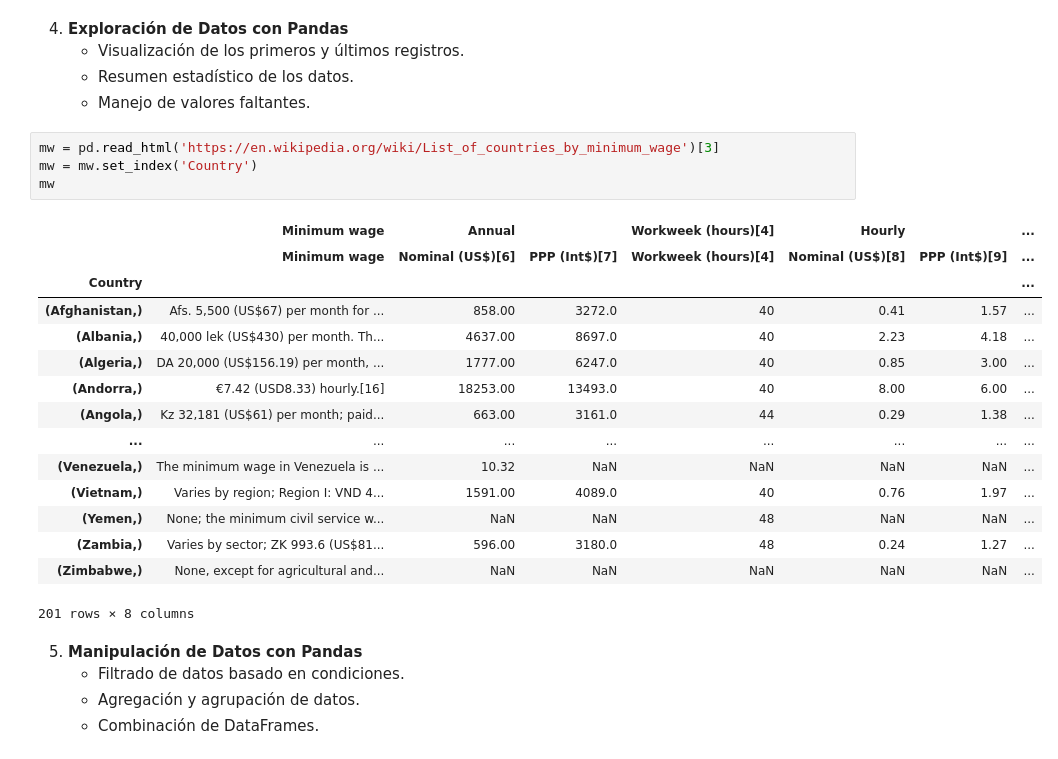
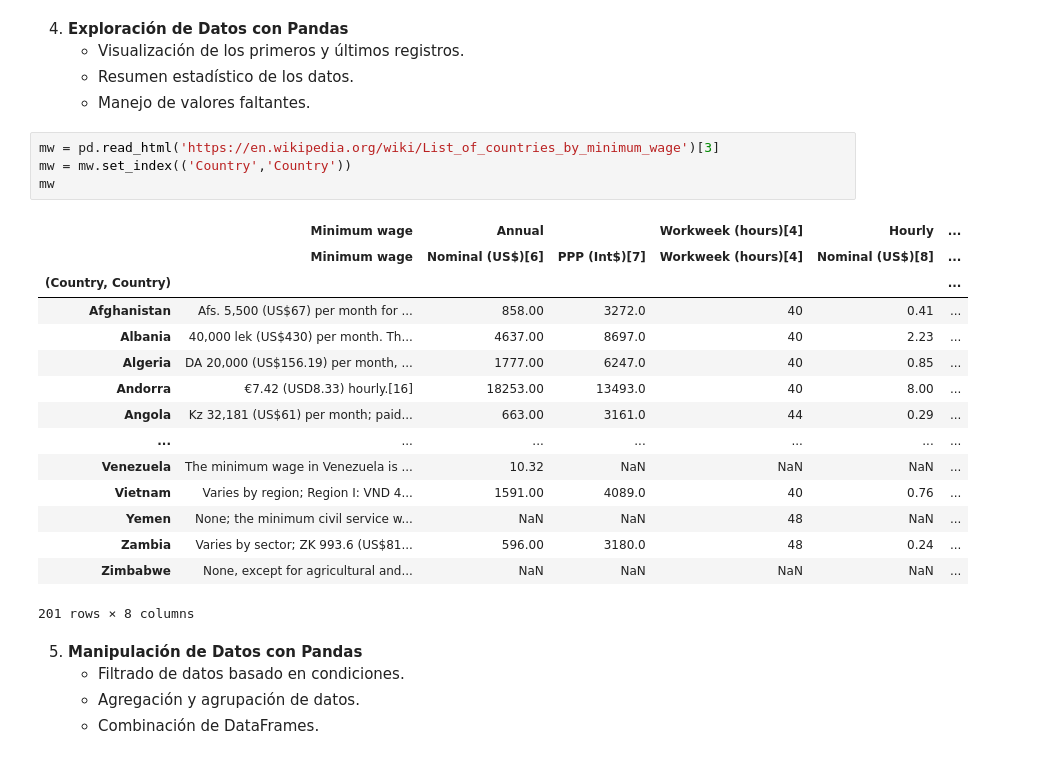
Before and after one commit to alejo-acosta/curso-python-ciee, a Jupyter notebook: 4.0. Pandas.ipynb, the cells around one changed output. Drawn from its saved outputs; the diff is of its cells as text.

```diff
--- a/4.0. Pandas.ipynb
+++ b/4.0. Pandas.ipynb
@@ -152,23 +152,23 @@ oecd.to_csv('oecd.csv')
    - Manejo de valores faltantes.
 # %%
 mw = pd.read_html('https://en.wikipedia.org/wiki/List_of_countries_by_minimum_wage')[3]
-mw = mw.set_index('Country')
+mw = mw.set_index(('Country','Country'))
 mw
 # %% [output]
-|  | Minimum wage | Annual |  | Workweek (hours)[4] | Hourly |  | ... |
-|  | Minimum wage | Nominal (US$)[6] | PPP (Int$)[7] | Workweek (hours)[4] | Nominal (US$)[8] | PPP (Int$)[9] | ... |
-| Country |  |  |  |  |  |  | ... |
-| (Afghanistan,) | Afs. 5,500 (US$67) per month for ... | 858.00 | 3272.0 | 40 | 0.41 | 1.57 | ... |
-| (Albania,) | 40,000 lek (US$430) per month. Th... | 4637.00 | 8697.0 | 40 | 2.23 | 4.18 | ... |
-| (Algeria,) | DA 20,000 (US$156.19) per month, ... | 1777.00 | 6247.0 | 40 | 0.85 | 3.00 | ... |
-| (Andorra,) | €7.42 (USD8.33) hourly.[16] | 18253.00 | 13493.0 | 40 | 8.00 | 6.00 | ... |
-| (Angola,) | Kz 32,181 (US$61) per month; paid... | 663.00 | 3161.0 | 44 | 0.29 | 1.38 | ... |
-| ... | ... | ... | ... | ... | ... | ... | ... |
-| (Venezuela,) | The minimum wage in Venezuela is ... | 10.32 | NaN | NaN | NaN | NaN | ... |
-| (Vietnam,) | Varies by region; Region I: VND 4... | 1591.00 | 4089.0 | 40 | 0.76 | 1.97 | ... |
-| (Yemen,) | None; the minimum civil service w... | NaN | NaN | 48 | NaN | NaN | ... |
-| (Zambia,) | Varies by sector; ZK 993.6 (US$81... | 596.00 | 3180.0 | 48 | 0.24 | 1.27 | ... |
-| (Zimbabwe,) | None, except for agricultural and... | NaN | NaN | NaN | NaN | NaN | ... |
+|  | Minimum wage | Annual |  | Workweek (hours)[4] | Hourly | ... |
+|  | Minimum wage | Nominal (US$)[6] | PPP (Int$)[7] | Workweek (hours)[4] | Nominal (US$)[8] | ... |
+| (Country, Country) |  |  |  |  |  | ... |
+| Afghanistan | Afs. 5,500 (US$67) per month for ... | 858.00 | 3272.0 | 40 | 0.41 | ... |
+| Albania | 40,000 lek (US$430) per month. Th... | 4637.00 | 8697.0 | 40 | 2.23 | ... |
+| Algeria | DA 20,000 (US$156.19) per month, ... | 1777.00 | 6247.0 | 40 | 0.85 | ... |
+| Andorra | €7.42 (USD8.33) hourly.[16] | 18253.00 | 13493.0 | 40 | 8.00 | ... |
+| Angola | Kz 32,181 (US$61) per month; paid... | 663.00 | 3161.0 | 44 | 0.29 | ... |
+| ... | ... | ... | ... | ... | ... | ... |
+| Venezuela | The minimum wage in Venezuela is ... | 10.32 | NaN | NaN | NaN | ... |
+| Vietnam | Varies by region; Region I: VND 4... | 1591.00 | 4089.0 | 40 | 0.76 | ... |
+| Yemen | None; the minimum civil service w... | NaN | NaN | 48 | NaN | ... |
+| Zambia | Varies by sector; ZK 993.6 (US$81... | 596.00 | 3180.0 | 48 | 0.24 | ... |
+| Zimbabwe | None, except for agricultural and... | NaN | NaN | NaN | NaN | ... |
 201 rows × 8 columns
 # %% [markdown]
 
```
Also changed, not shown: parts of 6 cells of this notebook, 1 other file.
